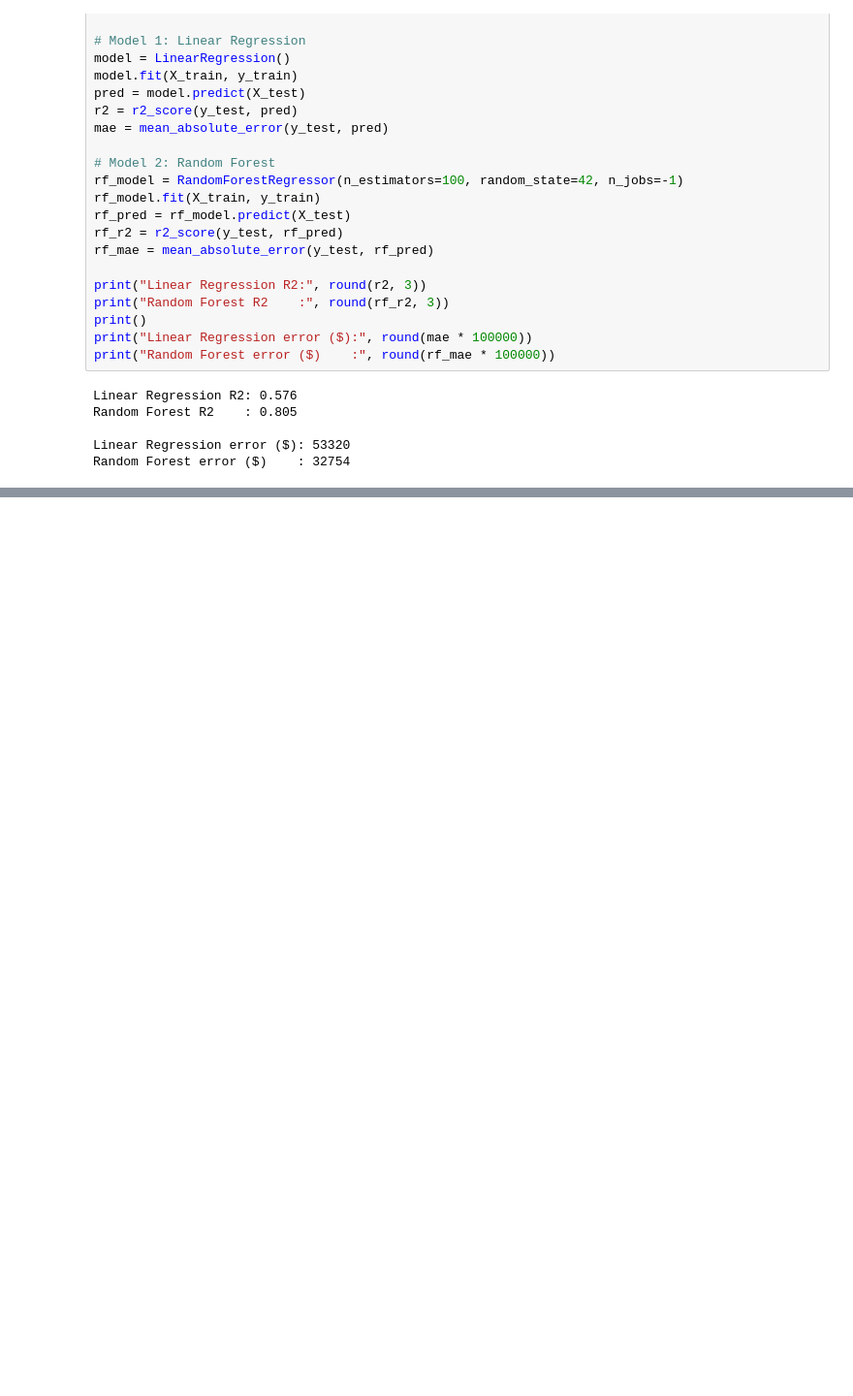
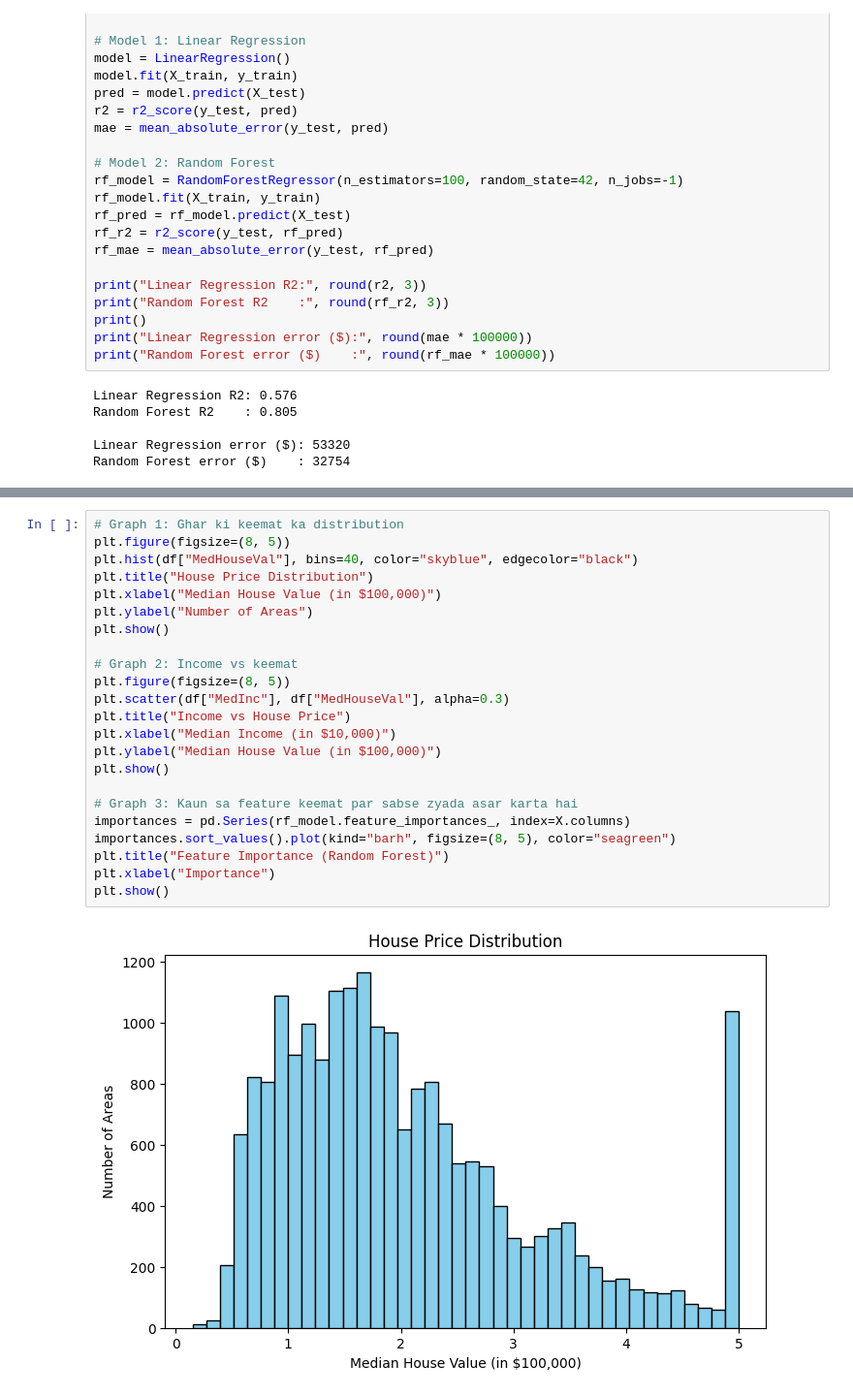
Before and after one commit to palakagrawal2428-ai/house-price-prediction, a Jupyter notebook: house_price_prediction.ipynb, the cells around one changed output, grey strips where cells are left out. Shown at 97% size. Drawn from its saved outputs; the diff is of its cells as text; blank space fills up the shorter version.

```diff
--- a/house_price_prediction.ipynb
+++ b/house_price_prediction.ipynb
@@ -86,0 +81,25 @@ files.download("requirements.txt")
+# %%
+# Graph 1: Ghar ki keemat ka distribution
+plt.figure(figsize=(8, 5))
+plt.hist(df["MedHouseVal"], bins=40, color="skyblue", edgecolor="black")
+plt.title("House Price Distribution")
+plt.xlabel("Median House Value (in $100,000)")
+plt.ylabel("Number of Areas")
+plt.show()
+
+# Graph 2: Income vs keemat
+plt.figure(figsize=(8, 5))
+plt.scatter(df["MedInc"], df["MedHouseVal"], alpha=0.3)
+plt.title("Income vs House Price")
+plt.xlabel("Median Income (in $10,000)")
+plt.ylabel("Median House Value (in $100,000)")
+plt.show()
+
+# Graph 3: Kaun sa feature keemat par sabse zyada asar karta hai
+importances = pd.Series(rf_model.feature_importances_, index=X.columns)
+importances.sort_values().plot(kind="barh", figsize=(8, 5), color="seagreen")
+plt.title("Feature Importance (Random Forest)")
+plt.xlabel("Importance")
+plt.show()
+# %% [output]
+[figure, added]
```
Also changed, not shown: parts of 2 cells of this notebook.
